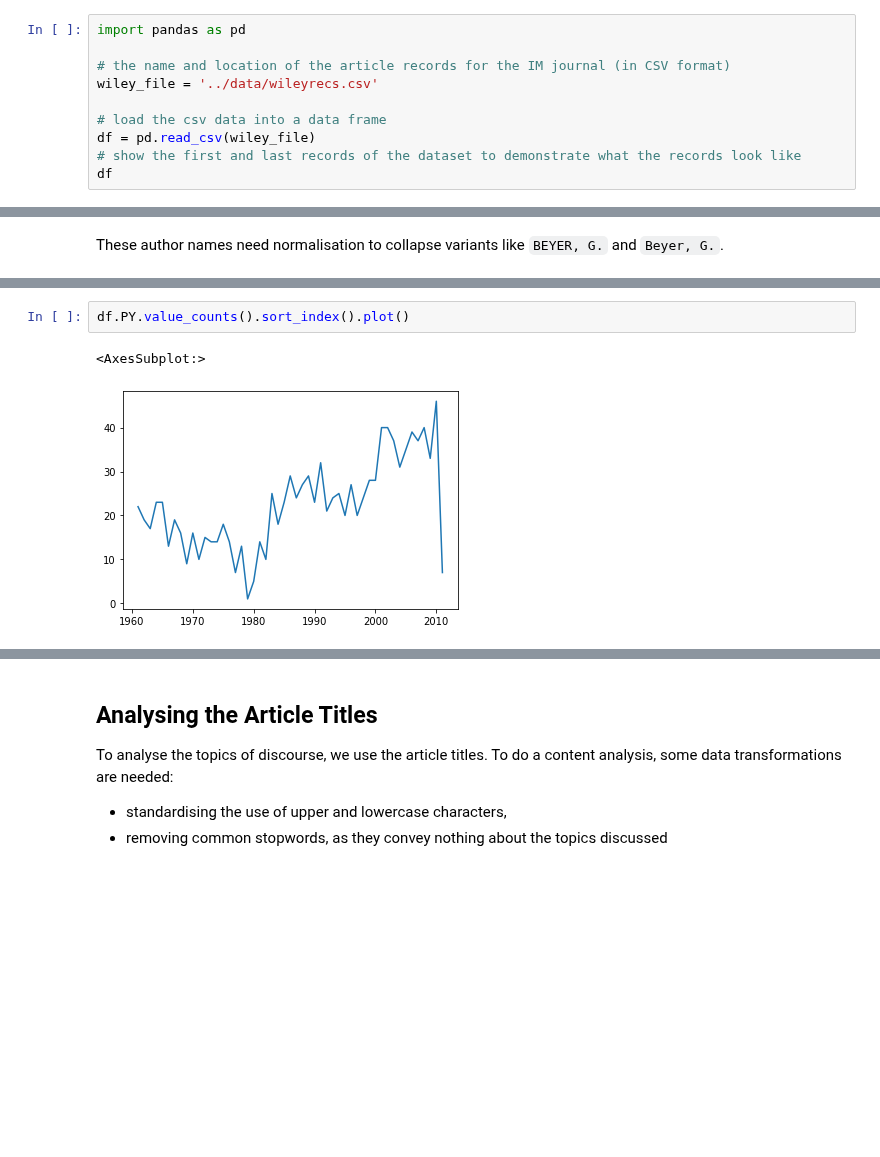
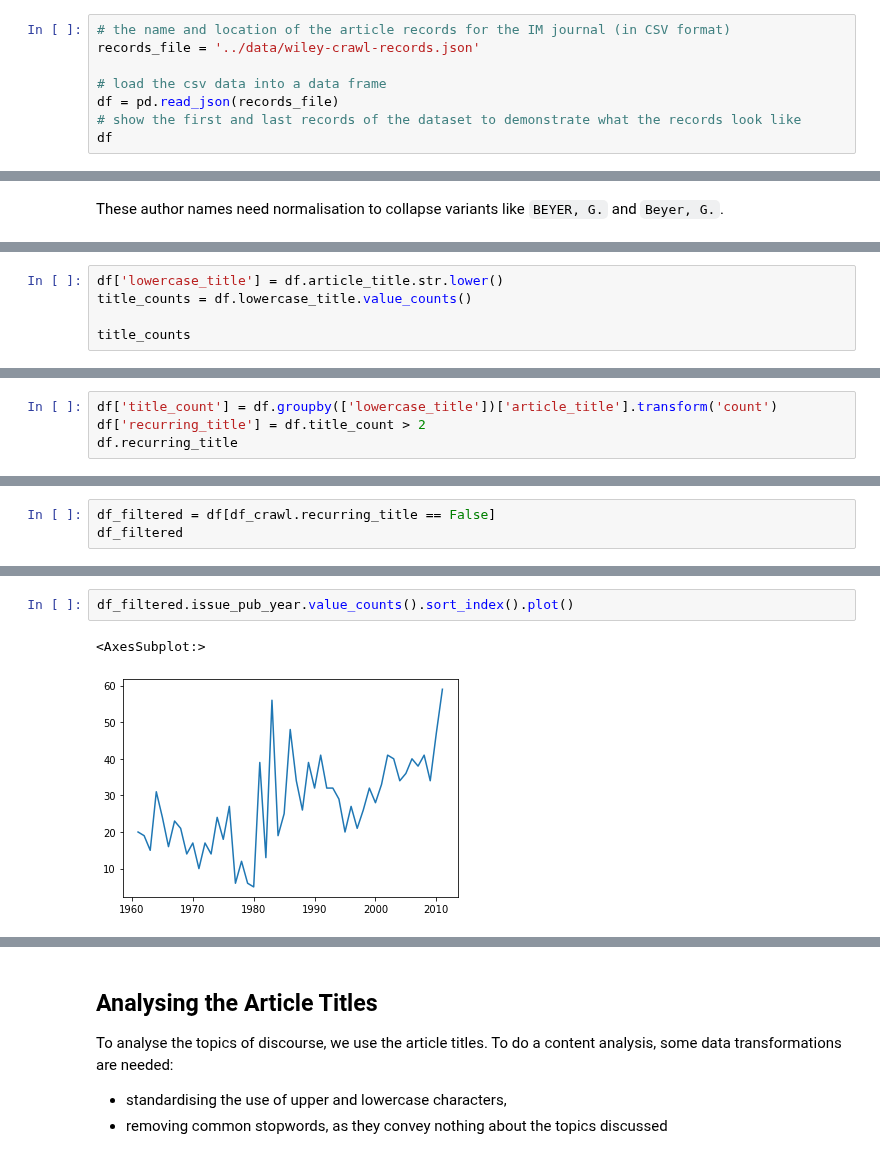
Before and after one commit to HoekR/migrant_discourse, a Jupyter notebook: notebooks/IM-title-analysis-marijn.ipynb, the cells around one changed output, grey strips where cells are left out. Saved outputs shown, nothing was run; the diff lists cells and outputs as text; blank space fills up the shorter version.

Commit message:
Add Wiley crawl

```diff
--- a/notebooks/IM-title-analysis-marijn.ipynb
+++ b/notebooks/IM-title-analysis-marijn.ipynb
@@ -11,11 +13,9 @@ We start by loading the dataset in Pandas, which allows us to do basic analysis
 # %%
-import pandas as pd
-
 # the name and location of the article records for the IM journal (in CSV format)
-wiley_file = '../data/wileyrecs.csv'
+records_file = '../data/wiley-crawl-records.json'
 
 # load the csv data into a data frame
-df = pd.read_csv(wiley_file)
+df = pd.read_json(records_file)
 # show the first and last records of the dataset to demonstrate what the records look like
 df
 # %% [output]
@@ -104,0 +125,5 @@ Counting the number of articles per year reveals that some years had very few ar
+# %%
+df['lowercase_title'] = df.article_title.str.lower()
+title_counts = df.lowercase_title.value_counts()
+
+title_counts
@@ -104,0 +190,4 @@ Counting the number of articles per year reveals that some years had very few ar
+# %%
+df['title_count'] = df.groupby(['lowercase_title'])['article_title'].transform('count')
+df['recurring_title'] = df.title_count > 2
+df.recurring_title
@@ -104,0 +207,3 @@ Counting the number of articles per year reveals that some years had very few ar
+# %%
+df_filtered = df[df_crawl.recurring_title == False]
+df_filtered
@@ -105,5 +224,5 @@ Counting the number of articles per year reveals that some years had very few ar
 # %%
-df.PY.value_counts().sort_index().plot()
+df_filtered.issue_pub_year.value_counts().sort_index().plot()
 # %% [output]
 <AxesSubplot:>
-[figure, old version]
+[figure, new version]
```
Also changed, not shown: parts of 41 cells of this notebook, 6 other files.
